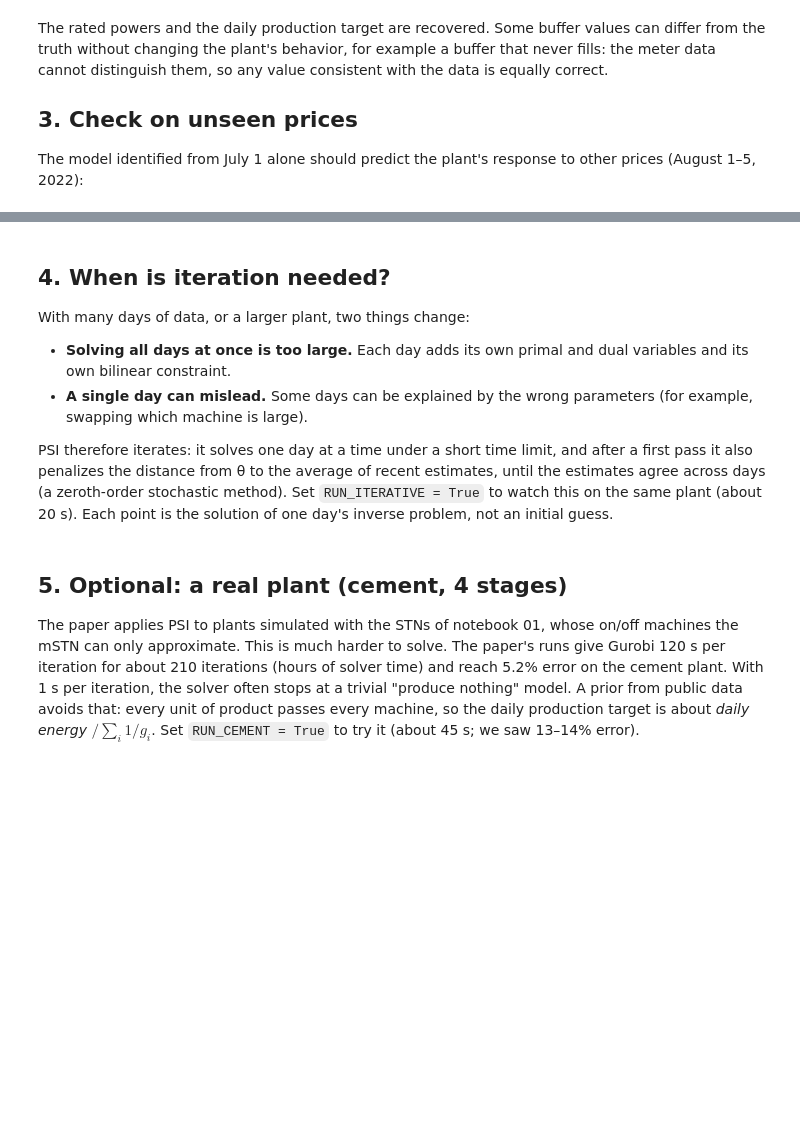
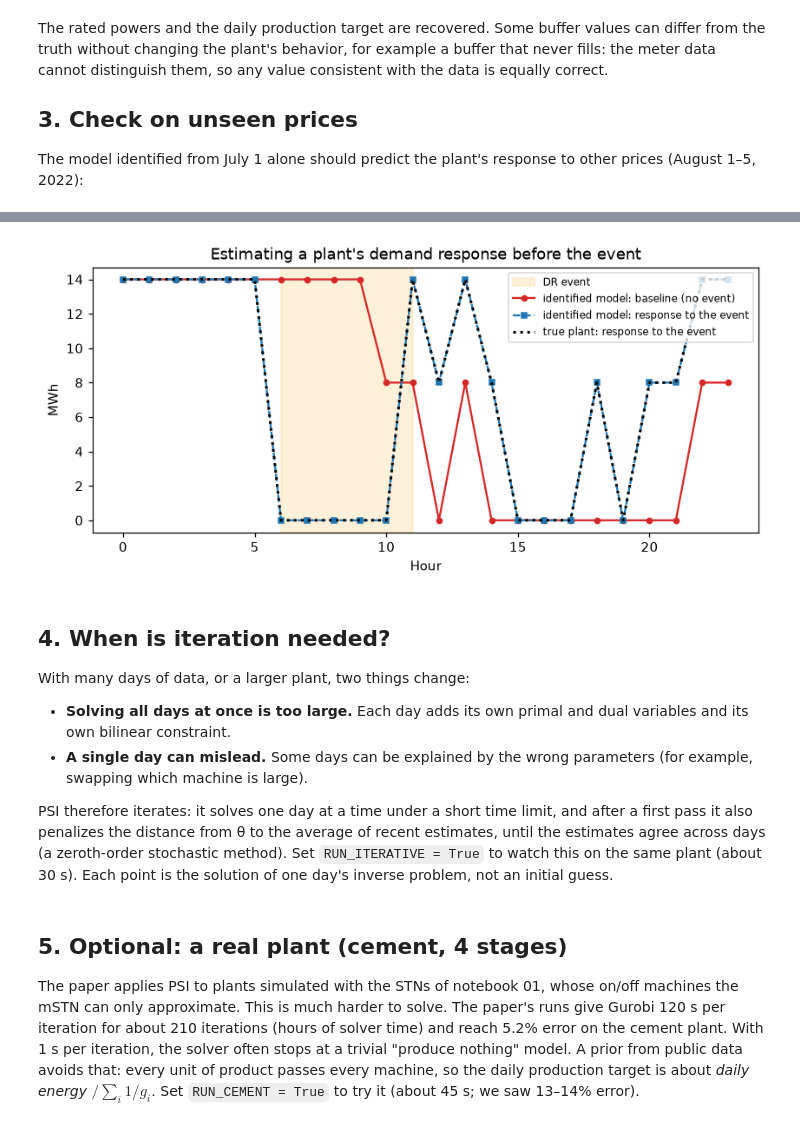
Before and after one commit to ruikelyu/indflex, a Jupyter notebook: notebooks/03_psi.ipynb, the cells around one changed output, grey strips where cells are left out. Saved outputs shown, nothing was run; the diff lists cells and outputs as text; code cells hidden in the pictures; blank space fills up the shorter version.

```diff
--- a/notebooks/03_psi.ipynb
+++ b/notebooks/03_psi.ipynb
@@ -127,3 +157,15 @@ test nRMSE: 0.00%
+# %%
+base = test_prices[0]
+event = base.copy(); event[6:11] = 0.3  # $/kWh during the event
+fig, ax = plt.subplots(figsize=(9, 3.6))
+ax.axvspan(6, 11, color="orange", alpha=0.15, label="DR event")
+ax.plot(simulate(theta, base[None])[0], "o-", color="tab:red", ms=4, label="identified model: baseline (no event)")
+ax.plot(simulate(theta, event[None])[0], "s--", color="tab:blue", ms=4, label="identified model: response to the event")
+ax.plot(simulate(true, event[None])[0], "k:", lw=2, label="true plant: response to the event")
+ax.set(xlabel="Hour", ylabel="MWh", title="Estimating a plant's demand response before the event")
+ax.legend(fontsize=8, loc="upper right"); plt.show()
+# %% [output]
+[figure, added]
 # %% [markdown]
 ## 4. When is iteration needed?
 
@@ -132,7 +174,7 @@ With many days of data, or a larger plant, two things change:
 * **Solving all days at once is too large.** Each day adds its own primal and dual variables and its own bilinear constraint.
 * **A single day can mislead.** Some days can be explained by the wrong parameters (for example, swapping which machine is large).
 
-PSI therefore iterates: it solves one day at a time under a short time limit, and after a first pass it also penalizes the distance from θ to the average of recent estimates, until the estimates agree across days (a zeroth-order stochastic method). Set `RUN_ITERATIVE = True` to watch this on the same plant (about 20 s). Each point is the solution of one day's inverse problem, not an initial guess.
+PSI therefore iterates: it solves one day at a time under a short time limit, and after a first pass it also penalizes the distance from θ to the average of recent estimates, until the estimates agree across days (a zeroth-order stochastic method). Set `RUN_ITERATIVE = True` to watch this on the same plant (about 30 s). Each point is the solution of one day's inverse problem, not an initial guess.
 # %%
 RUN_ITERATIVE = False
 
```
Also changed, not shown: parts of 7 cells of this notebook, 22 other files.
